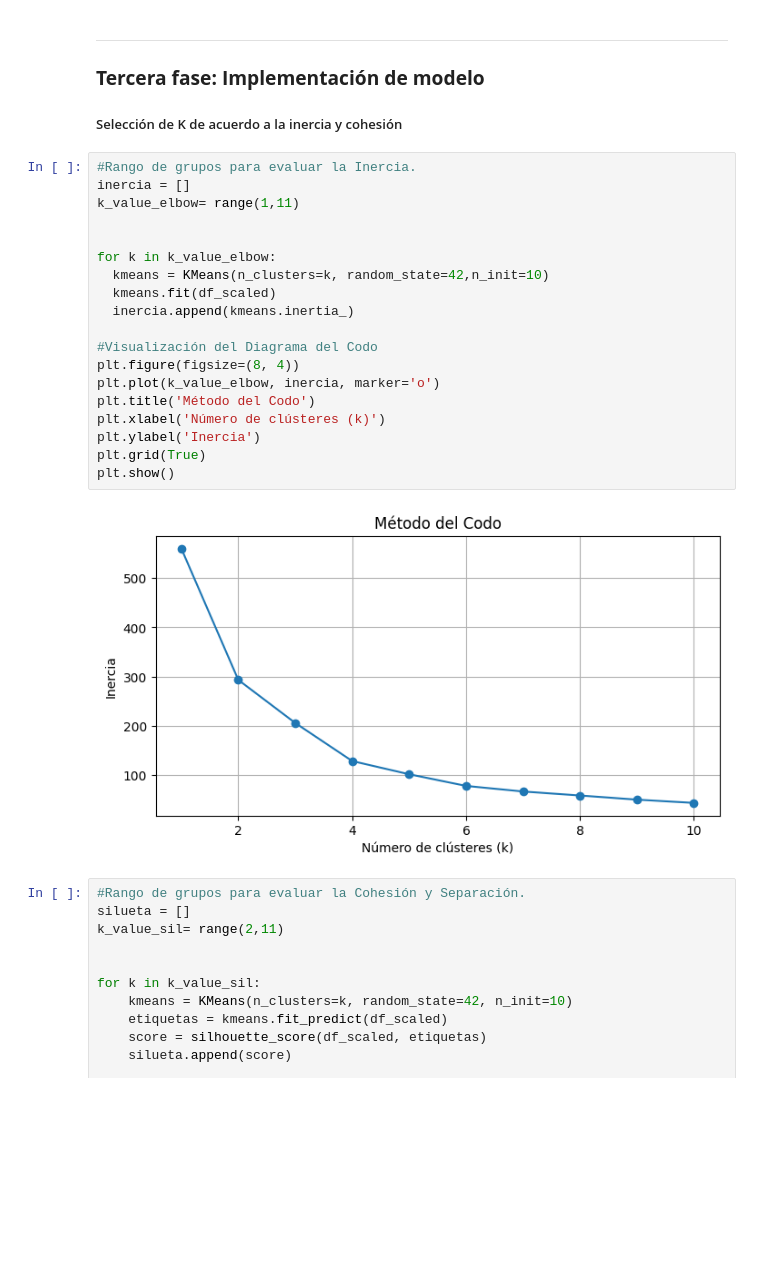
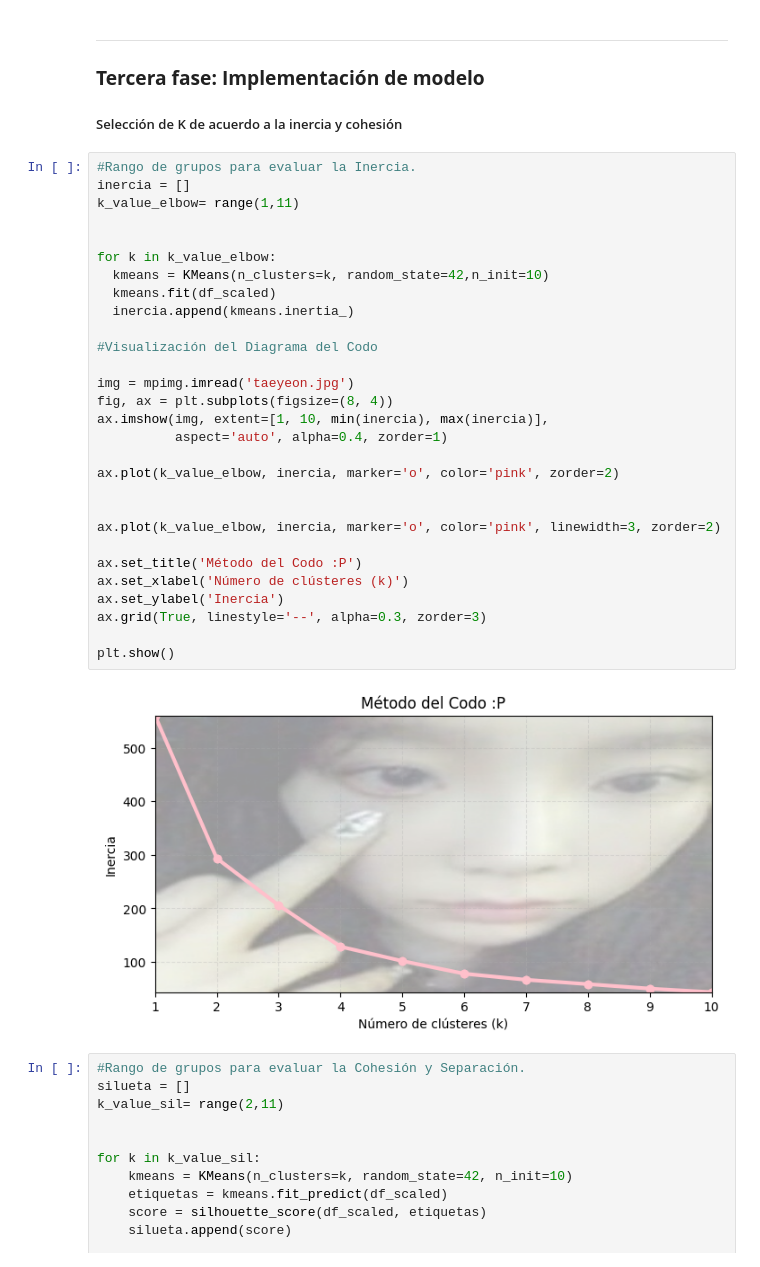
Before and after one commit to serennnn4/Fundamentos-Machine-Learning, a Jupyter notebook: PA2_3018.ipynb, the cells around one changed output. Drawn from its saved outputs; the diff is of its cells as text; blank space fills up the shorter version.

```diff
--- a/PA2_3018.ipynb
+++ b/PA2_3018.ipynb
@@ -174,24 +175,34 @@ Resumen Estandarización
 # %%
 #Rango de grupos para evaluar la Inercia.
 inercia = []
 k_value_elbow= range(1,11)
 
 
 for k in k_value_elbow:
   kmeans = KMeans(n_clusters=k, random_state=42,n_init=10)
   kmeans.fit(df_scaled)
   inercia.append(kmeans.inertia_)
 
 #Visualización del Diagrama del Codo
-plt.figure(figsize=(8, 4))
-plt.plot(k_value_elbow, inercia, marker='o')
-plt.title('Método del Codo')
-plt.xlabel('Número de clústeres (k)')
-plt.ylabel('Inercia')
-plt.grid(True)
+
+img = mpimg.imread('taeyeon.jpg')
+fig, ax = plt.subplots(figsize=(8, 4))
+ax.imshow(img, extent=[1, 10, min(inercia), max(inercia)],
+          aspect='auto', alpha=0.4, zorder=1)
+
+ax.plot(k_value_elbow, inercia, marker='o', color='pink', zorder=2)
+
+
+ax.plot(k_value_elbow, inercia, marker='o', color='pink', linewidth=3, zorder=2)
+
+ax.set_title('Método del Codo :P')
+ax.set_xlabel('Número de clústeres (k)')
+ax.set_ylabel('Inercia')
+ax.grid(True, linestyle='--', alpha=0.3, zorder=3)
+
 plt.show()
 # %% [output]
-[figure, old version]
+[figure, new version]
 # %%
 #Rango de grupos para evaluar la Cohesión y Separación.
 silueta = []
```
Also changed, not shown: parts of 1 cell of this notebook.
